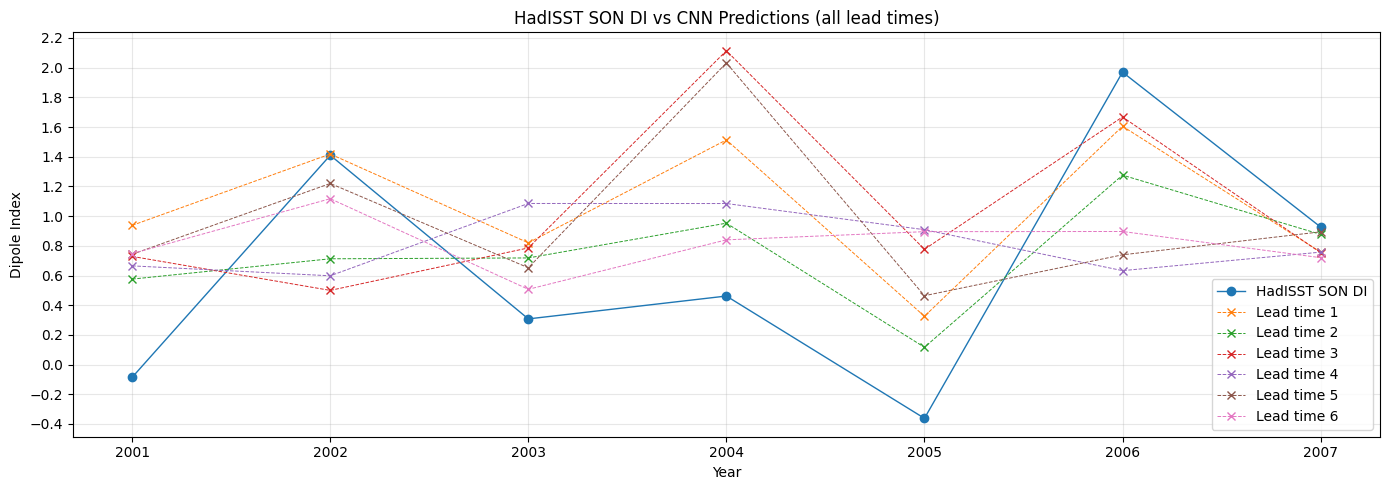
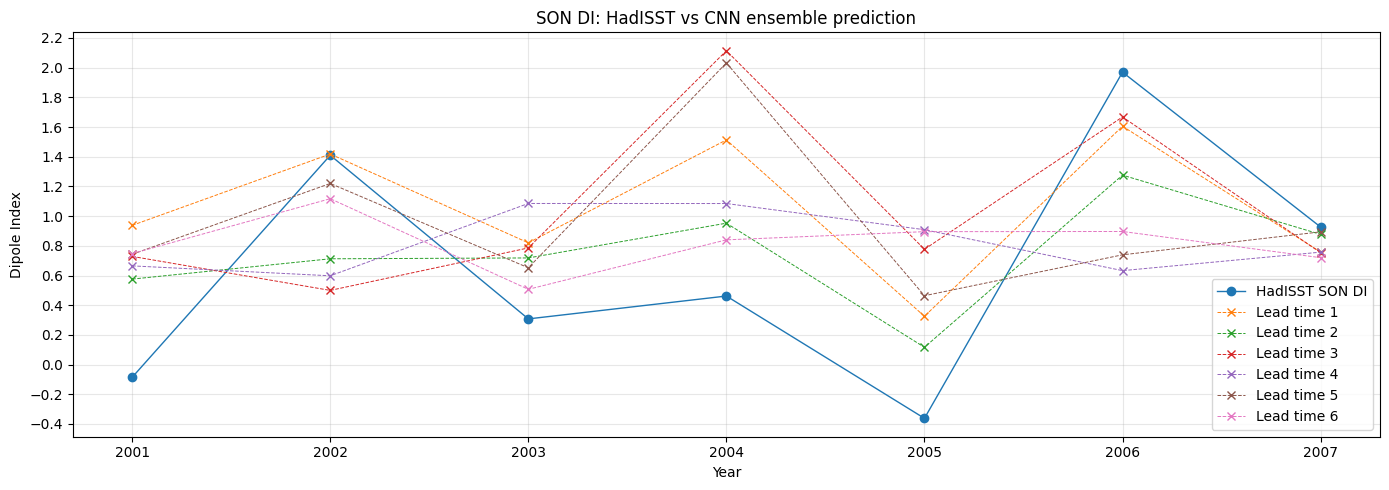
Unified diff of the notebook cell whose output changed from the first chart to the second:
--- before
+++ after
@@ -12,7 +12,8 @@
 ax.set_xlabel('Year')
 ax.set_ylabel('Dipole Index')
-ax.set_title('HadISST SON DI vs CNN Predictions (all lead times)')
+ax.set_title('SON DI: HadISST vs CNN ensemble prediction')
 ax.legend(loc='best')
 ax.grid(True,alpha=0.3)
 plt.tight_layout()
 plt.show()
+fig.savefig('son_di_hadisst_testing.pdf', format='pdf')

Commit: "Plots of the results"